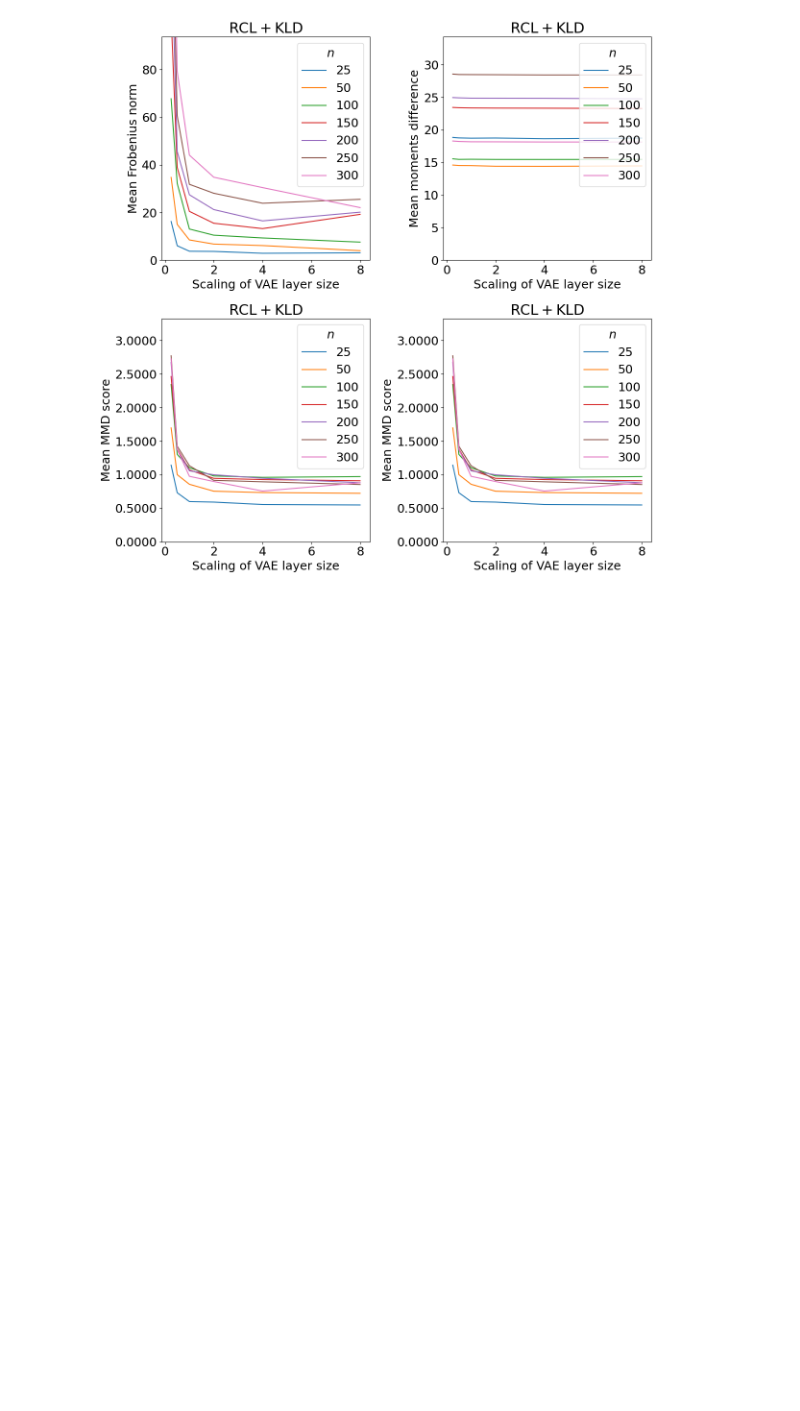
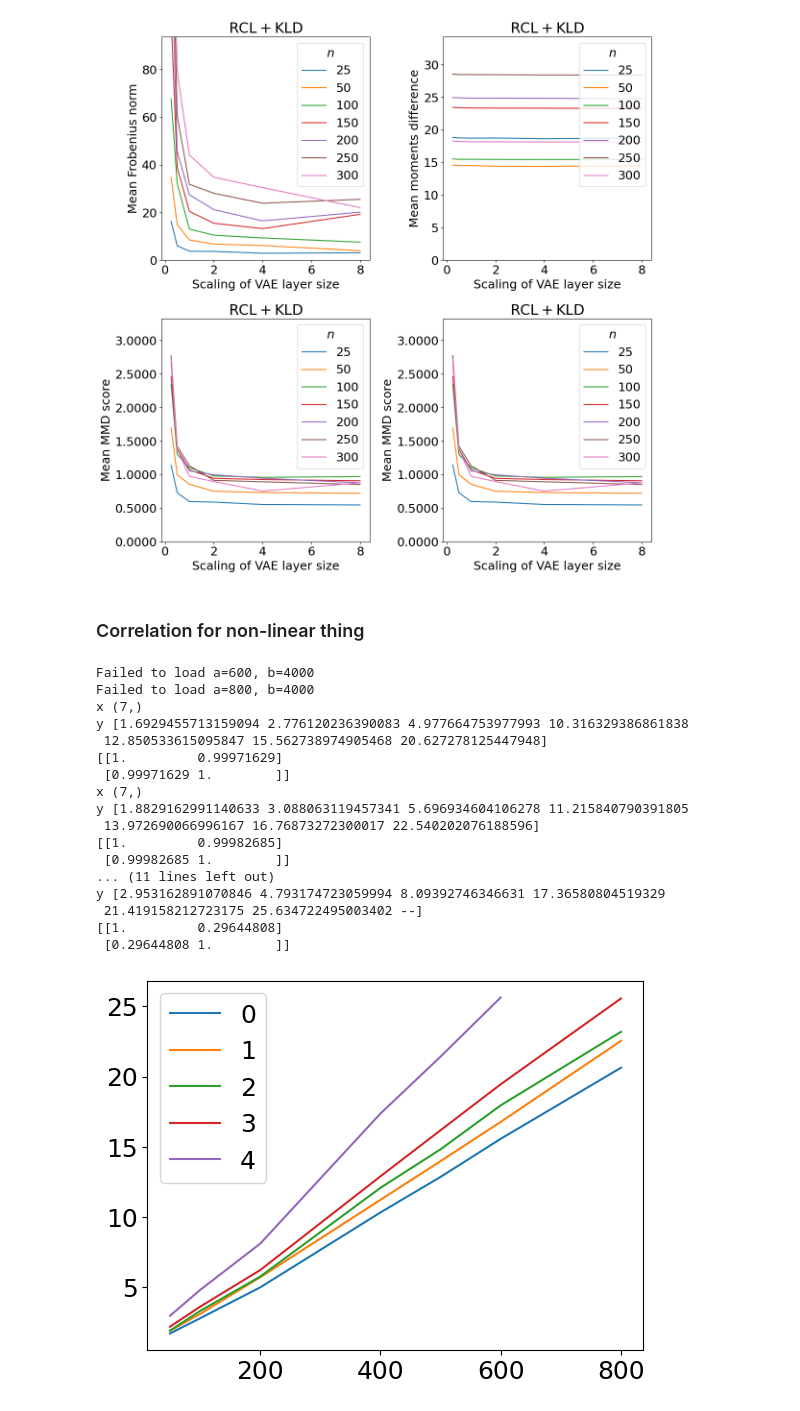
Before and after one commit to mtcairneyleeming/4yp, a Jupyter notebook: 11_scaling_vis.ipynb, the cells around one changed output. Drawn from its saved outputs; the diff is of its cells as text; code cells hidden in the pictures; blank space fills up the shorter version.

Commit message:
better plots/tables

```diff
--- a/11_scaling_vis.ipynb
+++ b/11_scaling_vis.ipynb
@@ -487,3 +490,43 @@ $\mathrm{RCL}+\mathrm{KLD}$ Scaling of VAE layer size [0, 3.3261743545532227]
 [0.25, 0.5, 1, 2, 4, 8] [25, 50, 100, 150, 200, 250, 300]
 $\mathrm{RCL}+\mathrm{KLD}$ Scaling of VAE layer size [0, 3.3261743545532227]
 [figure]
+# %% [markdown]
+### Correlation for non-linear thing
+# %%
+c =    ("exp6", 1, 1, "A", True)
+
+import numpy
+import matplotlib.pyplot as plt
+
+times, args, loss_fn = get_experiment_times(*c[:3])
+
+
+x = onp.power(args["Arange"],1)
+ys = times.T
+
+for i in range(5):
+    y = onp.sqrt(ys[i])
+    print("x", x.shape)
+    print("y", y)
+    print(numpy.corrcoef(x, y, rowvar=False))
+    plt.plot(x,y, label=f"{i}")
+    plt.legend()
+# %% [output]
+Failed to load a=600, b=4000
+Failed to load a=800, b=4000
+x (7,)
+y [1.6929455713159094 2.776120236390083 4.977664753977993 10.316329386861838
+ 12.850533615095847 15.562738974905468 20.627278125447948]
+[[1.         0.99971629]
+ [0.99971629 1.        ]]
+x (7,)
+y [1.8829162991140633 3.088063119457341 5.696934604106278 11.215840790391805
+ 13.972690066996167 16.76873272300017 22.540202076188596]
+[[1.         0.99982685]
+ [0.99982685 1.        ]]
+... (11 lines left out)
+y [2.953162891070846 4.793174723059994 8.09392746346631 17.36580804519329
+ 21.419158212723175 25.634722495003402 --]
+[[1.         0.29644808]
+ [0.29644808 1.        ]]
+[figure, added]
```
Also changed, not shown: parts of 4 cells of this notebook, 6 other files.
